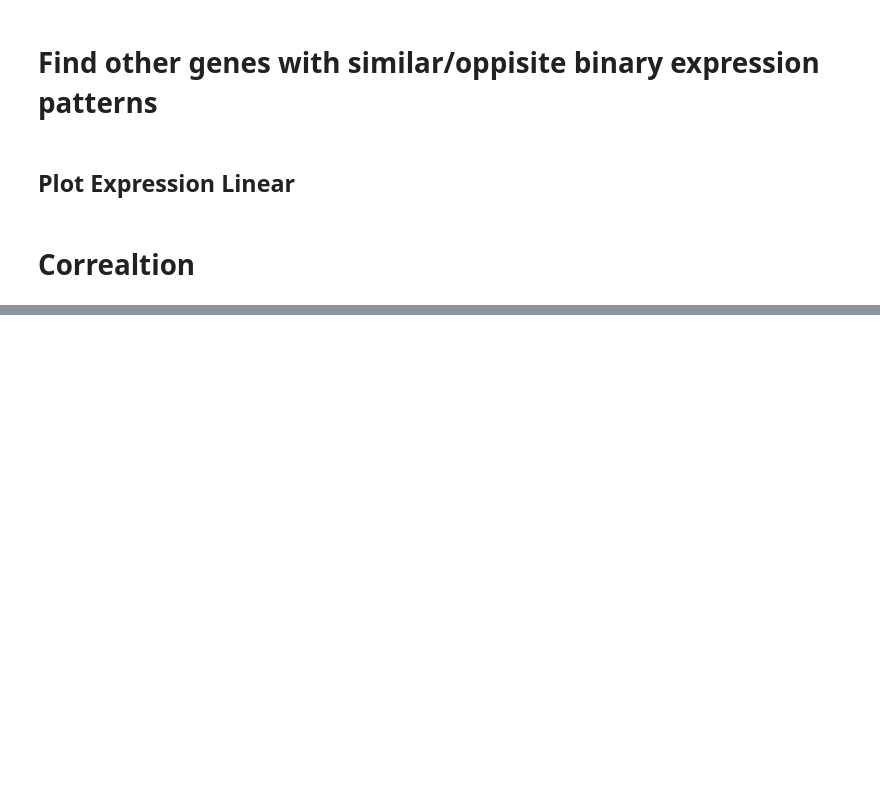
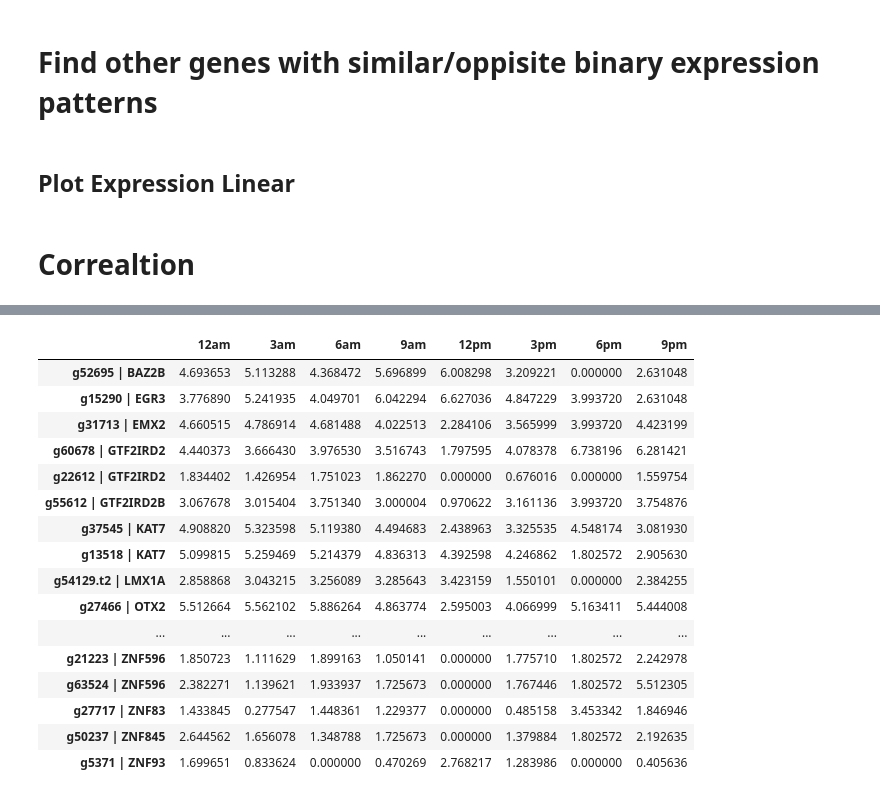
Before and after one commit to YoyoVosko/Botryllus, a Jupyter notebook: 2020-06-17 - Notebook master.ipynb, the cells around one changed output, grey strips where cells are left out. Saved outputs shown, nothing was run; the diff lists cells and outputs as text; code cells hidden in the pictures; blank space fills up the shorter version.

```diff
--- a/2020-06-17 - Notebook master.ipynb
+++ b/2020-06-17 - Notebook master.ipynb
@@ -1086,0 +1321,48 @@ for i in range(int(round(len(lines)/N)/2)):
+# %%
+deLst=[('Cycle DE 3000days old and up, Only TFs.xlsx','old'),
+       ('Cycle DE 200 to 3000, Only TFs.xlsx','mid'),('Cycle DE smaller than 200days, Only TFs.xlsx','young')]
+# %%
+for deName,age in tq(deLst):
+    de = pd.read_excel(deName,index_col=0)
+    geneLst=list(de['Gene'])
+    deName=deName.replace('.xlsx',' Heatmap')
+    clock_plot_heat(age=age,lst=geneLst,name=deName,
+                    logCPM=logCPM,direct='Images',dataF=False)
+# %%
+clock=getClock()
+# %%
+age=age;lst=geneLst;name=deName,
+logCPM=logCPM;direct='Images'
+
+Samples=[];geneLst=[]
+exprDict={}
+for gene in lst:
+    if gene in logCPM.index:
+        geneN = gene.replace('.t1','')
+        i += 1
+        title = "{} | {}".format(geneN, gene_names[gene.split(".")[0]].split(" ")[0])
+        Samples.append(title)
+        geneLst.append(gene)
+        expr = plot_heat_helper(gene,logCPM,age,clock)
+        exprDict[title]=expr
+df = pd.DataFrame.from_dict(exprDict,orient='index',columns=["12am","3am","6am","9am","12pm","3pm","6pm","9pm"])
+# %%
+df = pd.DataFrame.from_dict(exprDict,orient='index',columns=["12am","3am","6am","9am","12pm","3pm","6pm","9pm"])
+# %% [output]
+|  | 12am | 3am | 6am | 9am | 12pm | 3pm | 6pm | 9pm |
+| g52695 | BAZ2B | 4.693653 | 5.113288 | 4.368472 | 5.696899 | 6.008298 | 3.209221 | 0.000000 | 2.631048 |
+| g15290 | EGR3 | 3.776890 | 5.241935 | 4.049701 | 6.042294 | 6.627036 | 4.847229 | 3.993720 | 2.631048 |
+| g31713 | EMX2 | 4.660515 | 4.786914 | 4.681488 | 4.022513 | 2.284106 | 3.565999 | 3.993720 | 4.423199 |
+| g60678 | GTF2IRD2 | 4.440373 | 3.666430 | 3.976530 | 3.516743 | 1.797595 | 4.078378 | 6.738196 | 6.281421 |
+| g22612 | GTF2IRD2 | 1.834402 | 1.426954 | 1.751023 | 1.862270 | 0.000000 | 0.676016 | 0.000000 | 1.559754 |
+| g55612 | GTF2IRD2B | 3.067678 | 3.015404 | 3.751340 | 3.000004 | 0.970622 | 3.161136 | 3.993720 | 3.754876 |
+| g37545 | KAT7 | 4.908820 | 5.323598 | 5.119380 | 4.494683 | 2.438963 | 3.325535 | 4.548174 | 3.081930 |
+| g13518 | KAT7 | 5.099815 | 5.259469 | 5.214379 | 4.836313 | 4.392598 | 4.246862 | 1.802572 | 2.905630 |
+| g54129.t2 | LMX1A | 2.858868 | 3.043215 | 3.256089 | 3.285643 | 3.423159 | 1.550101 | 0.000000 | 2.384255 |
+| g27466 | OTX2 | 5.512664 | 5.562102 | 5.886264 | 4.863774 | 2.595003 | 4.066999 | 5.163411 | 5.444008 |
+| ... | ... | ... | ... | ... | ... | ... | ... | ... |
+| g21223 | ZNF596 | 1.850723 | 1.111629 | 1.899163 | 1.050141 | 0.000000 | 1.775710 | 1.802572 | 2.242978 |
+| g63524 | ZNF596 | 2.382271 | 1.139621 | 1.933937 | 1.725673 | 0.000000 | 1.767446 | 1.802572 | 5.512305 |
+| g27717 | ZNF83 | 1.433845 | 0.277547 | 1.448361 | 1.229377 | 0.000000 | 0.485158 | 3.453342 | 1.846946 |
+| g50237 | ZNF845 | 2.644562 | 1.656078 | 1.348788 | 1.725673 | 0.000000 | 1.379884 | 1.802572 | 2.192635 |
+| g5371 | ZNF93 | 1.699651 | 0.833624 | 0.000000 | 0.470269 | 2.768217 | 1.283986 | 0.000000 | 0.405636 |
```
Also changed, not shown: parts of 16 cells of this notebook.
